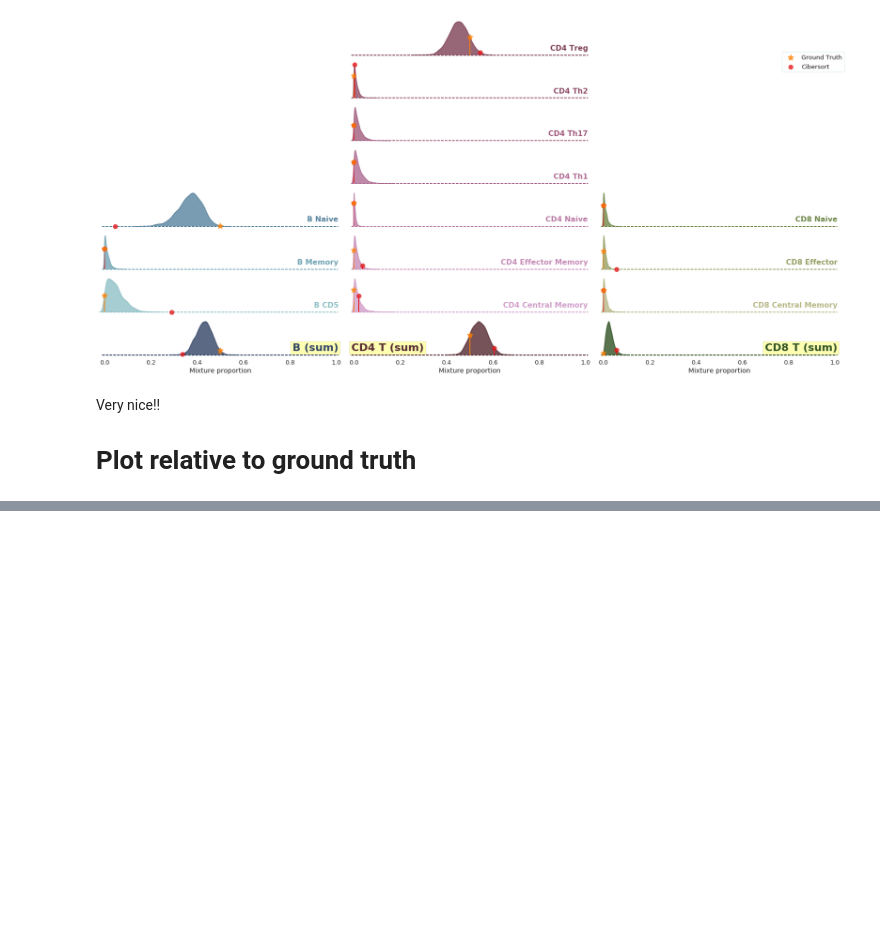
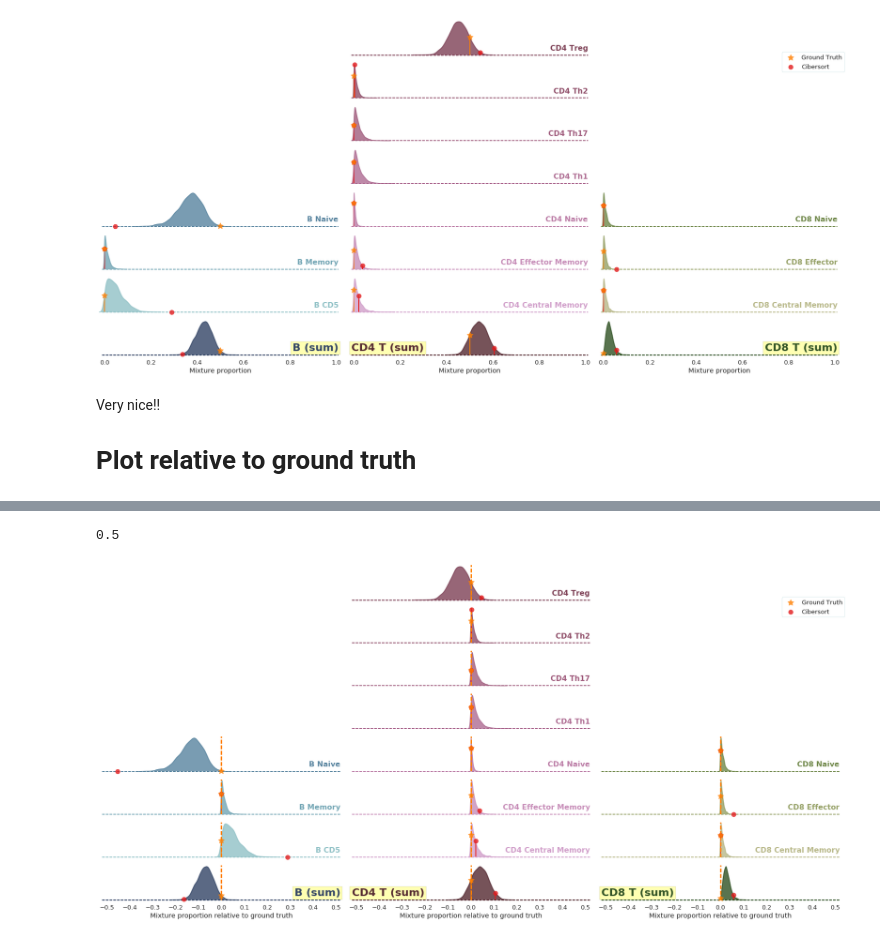
Before and after one commit to hammerlab/immune-infiltrate-explorations, a Jupyter notebook: model-single-origin-samples/2.1.2 Clearer figure.ipynb, the cells around one changed output, grey strips where cells are left out. Saved outputs shown, nothing was run; the diff lists cells and outputs as text; code cells hidden in the pictures; blank space fills up the shorter version.

Commit message:
figure relative to ground truth

```diff
--- a/model-single-origin-samples/2.1.2 Clearer figure.ipynb
+++ b/model-single-origin-samples/2.1.2 Clearer figure.ipynb
@@ -2605,0 +2615,5 @@ Very nice!!
+# %%
+# compute infino, cibersort, groundtruth relative to ground truth (i.e. 0 is gt)
+merged_grp2['estimate_rel_gt'] = merged_grp2['estimate'] - merged_grp2['gt']
+merged_grp2['cb_rel_gt'] = merged_grp2['cb'] - merged_grp2['gt']
+merged_grp2['gt_rel_gt'] = 0.0
@@ -2606,3 +2629,8 @@ Very nice!!
+# %%
+# compute sensible xrange -- round up to nearest .25 (i.e. use math.ceil() not round())
+np.ceil(max(merged_grp2.estimate_rel_gt.abs().max(), merged_grp2.cb_rel_gt.abs().max()) * 4) / 4
+# %% [output]
+0.5
 # %%
 with sns.plotting_context("talk"):
     with sns.axes_style("white", rc={"axes.facecolor": (0, 0, 0, 0)}):
@@ -2616,14 +2644,14 @@ with sns.plotting_context("talk"):
                           aspect=15,
                           size=.5,
                           palette=built_palette,
-                          #sharex=True, # doesn't have an effect
+                          #sharex=True, # would force all xranges to be same, but we do this manually below
                           sharey=False # important -- they don't share y ranges.
                          )
 
         ## Draw the densities in a few steps
         # this is the shaded area
         g.map(sns.kdeplot,
-              "estimate",
+              "estimate_rel_gt",
               clip_on=False,
               shade=True,
               alpha=.8, #alpha=1,
@@ -2654,7 +2682,7 @@ with sns.plotting_context("talk"):
             estimate_median = args[1].median()
             ax = plt.gca() # map() changes current axis a ton
             if type_of_label == 'rollup':
-                plot_on_right = (estimate_median <= .5)
+                plot_on_right = (estimate_median <= 0)
                 ax.text(
                         1 if plot_on_right else 0,
                         .2,
@@ -2674,7 +2702,7 @@ with sns.plotting_context("talk"):
                         ha="right", va="center", transform=ax.transAxes
                        )
 
-        g.map(label, "type_x", "estimate")
+        g.map(label, "type_x", "estimate_rel_gt")
 
         def get_kde_intersection_yval(x0, kde_x, kde_y):
             """
@@ -2699,7 +2727,7 @@ with sns.plotting_context("talk"):
                 argmins = idxs[:2]
                 return np.mean(kde_y[argmins])
 
-        def plot_point(gt, scattercolor, legendlabel, linestyle='solid', linecolor='k', s=100, zorder=10, **kwargs):
+        def plot_point(gt, scattercolor, legendlabel, plotline=True, linestyle='solid', linecolor='k', s=100, zorder=10, **kwargs):
             """
             custom function to overlay ground truth and cibersort
             method signature is: *args, **kwargs
@@ -2730,26 +2758,37 @@ with sns.plotting_context("talk"):
                        label=legendlabel,
                        **kwargs
                       )
-            ax.vlines(x=xval, ymin=0, ymax=ymax, linewidths=2, colors=linecolor, linestyles=linestyle)
-            # not axvline, because ymin,ymax are in axes coordinates for axvline, not in data coordinates
+            if plotline:
+                ax.vlines(x=xval, ymin=0, ymax=ymax, linewidths=2, colors=linecolor, linestyles=linestyle)
+                # not axvline, because ymin,ymax are in axes coordinates for axvline, not in data coordinates
 
         # ground truth
         g.map(plot_point,
-              "gt",
+              "gt_rel_gt",
               scattercolor=paired_colors[4],
               legendlabel='Ground Truth',
-              ##linestyle='dashed',
+              #linestyle='dashed',
               #linecolor='w',
               linecolor=paired_colors[4],
+              plotline=False,
               marker=(5, 1),
               alpha=.8,
               zorder=50,
               s=200,
              )
 
+        # for this plot, extend ground truth line to ymax
+        # axvline defaults to y \in [0,1], where that's in axes coordinates (bottom and top of plot)
+        g.map(lambda *args, **kwargs: plt.gca().axvline(x=0,
+                                                        c=paired_colors[4],
+                                                        ls='dashed',
+                                                        lw=3
+                                                      ))
+
+
         # cibersort
         g.map(plot_point,
-              "cb",
+              "cb_rel_gt",
               scattercolor=paired_colors[6],
               linecolor=paired_colors[6],
               legendlabel='Cibersort',
@@ -2770,7 +2809,13 @@ with sns.plotting_context("talk"):
 
         # change x axis ranges
         #g.map(lambda: plt.gca().set_xlim(-0.05, 1.05))
-        g.set(xlim=(-0.01, 1.01))
+        # compute sensible xrange -- round up to nearest .25 (i.e. use math.ceil() not round())
+        # we do this manually rather than setting sharex=True because want 0 to be centered (i.e. +/- same amount)
+        xrng = np.ceil(max(merged_grp2.estimate_rel_gt.abs().max(), merged_grp2.cb_rel_gt.abs().max()) * 4) / 4
+        g.set(
+            xlim=(-xrng - .02, xrng + .02), # so label shows up
+            xticks=np.arange(-xrng,xrng+.01,.1), # so final tick is included
+             )
 
         # change y axis ranges
         ##g.map(lambda *args, **kwargs: plt.gca().set_ylim(plt.gca().get_ybound()))
@@ -2798,7 +2843,7 @@ with sns.plotting_context("talk"):
         g.despine(bottom=True, left=True)
 
         # fix x axis
-        g.set_xlabels('Mixture proportion')
+        g.set_xlabels('Mixture proportion relative to ground truth')
     #   g.set_ylabels('Cell type')
     #   g.set_xbound(0, 1)
 
@@ -2812,30 +2857,32 @@ with sns.plotting_context("talk"):
         handles, labels = g.fig.gca().get_legend_handles_labels()
         chosen_labels_idx = [labels.index('Ground Truth'),
                              labels.index('Cibersort')
                             ]
         legend = g.fig.gca().legend([handles[i] for i in chosen_labels_idx],
                                     [labels[i] for i in chosen_labels_idx],
                                     loc='upper right',
                                     frameon=True,
                                     bbox_to_anchor = (0,-0.1,1,1),
                                     bbox_transform = g.fig.transFigure
                                    )
         # without bbox_to_anchor this gets applied to upper right of the last axis, which is the CD8 T cell bottommost facet
         frame = legend.get_frame()
         #frame.set_edgecolor('red')
         frame.set_edgecolor(built_palette[0])
         frame.set_facecolor('white')
 
         #g.fig.suptitle("Descriptive title")
 
         # tighten
         g.fig.tight_layout()
         # then reoverlap
         #g.fig.subplots_adjust(hspace=-.1)
 
         # save
         g.savefig("plots/2.1.2_testfig3.png", dpi=300)
         g.savefig("plots/2.1.2_testfig3.pdf", dpi=300)
 
         # show
         g.fig
+# %% [output]
+[figure, added]
```
Also changed, not shown: parts of 2 cells of this notebook, 2 other files.
